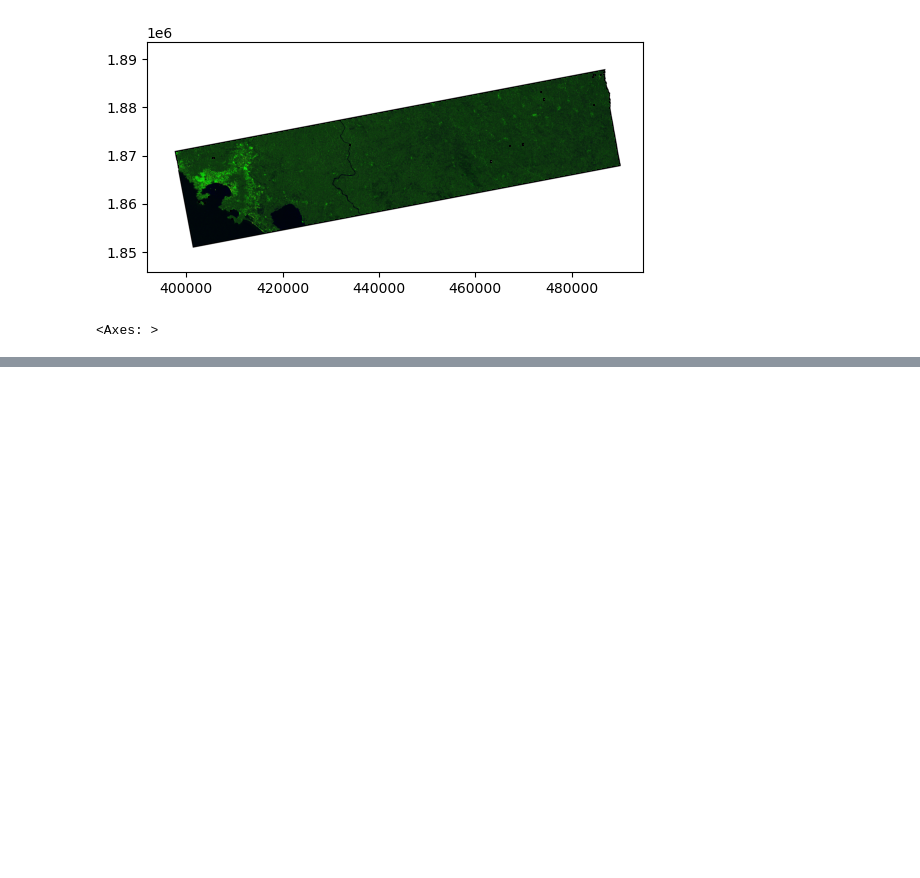
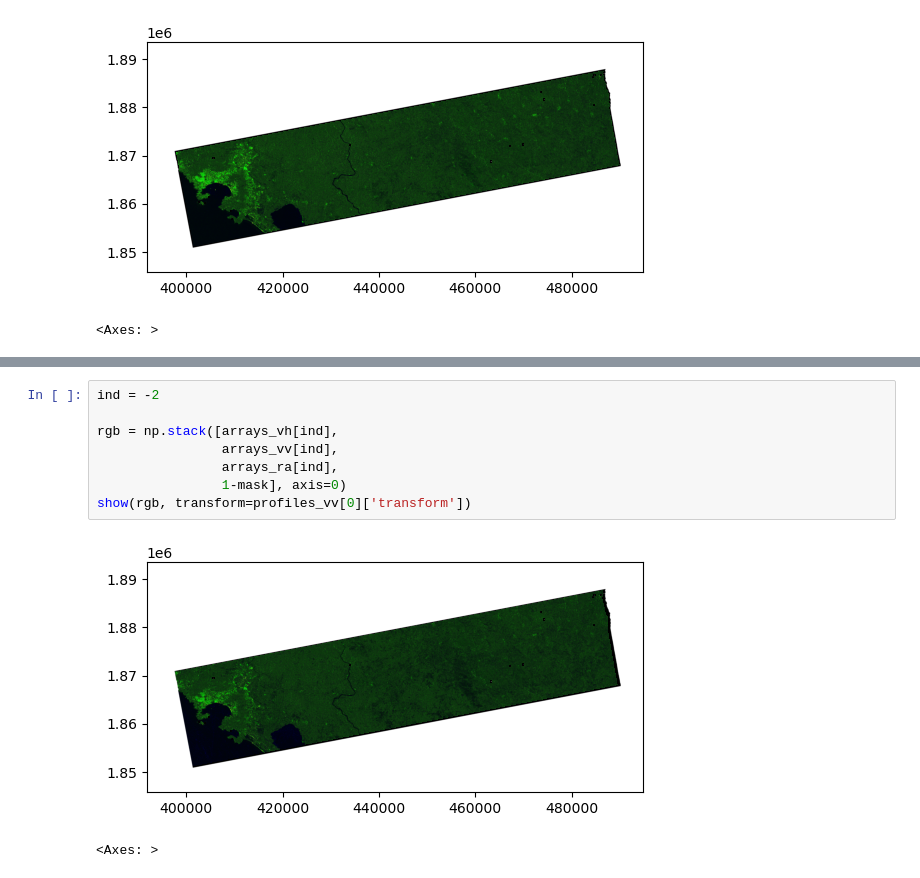
Before and after one commit to OPERA-Cal-Val/OPERA-RTC-S1-NB, a Jupyter notebook: 1_inspect.ipynb, the cells around one changed output, grey strips where cells are left out. Saved outputs shown, nothing was run; the diff lists cells and outputs as text; blank space fills up the shorter version.

```diff
--- a/1_inspect.ipynb
+++ b/1_inspect.ipynb
@@ -55,3 +62,14 @@ show(rgb, transform=profiles_vv[0]['transform'])
+# %%
+ind = -2
+
+rgb = np.stack([arrays_vh[ind],
+                arrays_vv[ind],
+                arrays_ra[ind],
+                1-mask], axis=0)
+show(rgb, transform=profiles_vv[0]['transform'])
+# %% [output]
+[figure, added]
+<Axes: >
 # %%
 sy = np.s_[800:1300]
 sx = np.s_[300:1000]
```
Also changed, not shown: parts of 3 cells of this notebook, 3 other files.
